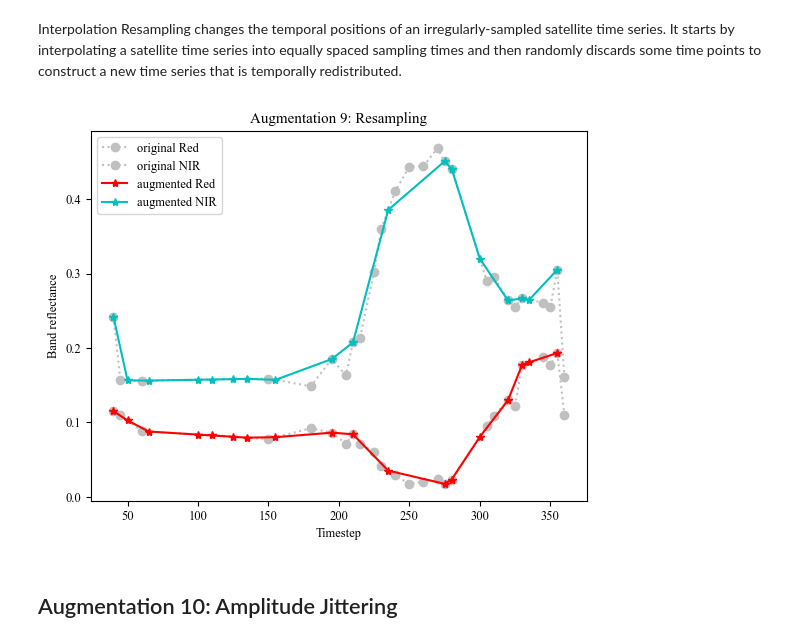
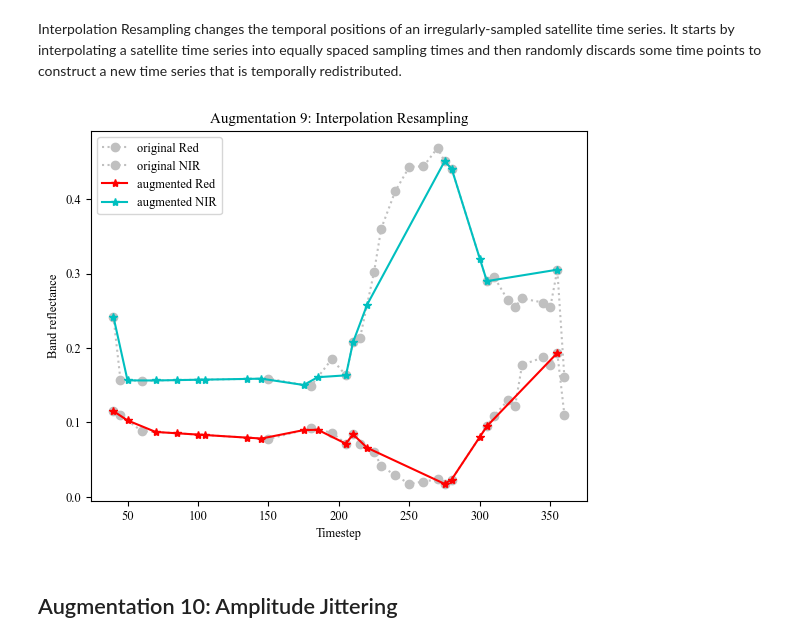
Before and after one commit to linlei1214/SITS-Aug, a Jupyter notebook: Satellite_time_series_augmentation.ipynb, the cells around one changed output. Drawn from its saved outputs; the diff is of its cells as text; code cells hidden in the pictures.

```diff
--- a/Satellite_time_series_augmentation.ipynb
+++ b/Satellite_time_series_augmentation.ipynb
@@ -107,7 +107,7 @@ def Scale(ts, time, sigma):
     ts_aug = ts * noise
     return ts_aug, time
 # %%
-sigma = 0.1
+sigma = 0.05
 ts_aug, time_aug = Scale(ts_origin, time_origin, sigma)
 
 plt.figure()
@@ -474,20 +474,20 @@ def Resample(ts, time, resample_ratio):
 # %%
 # sparse resampling (resample_ratio <1)
 resample_ratio = 0.7
 ts_aug, time_aug = Resample(ts_origin, time_origin, resample_ratio)
 
 plt.figure()
 plt.plot(time_origin, ts_origin[:, 2], color='silver', marker='o', linestyle=':', label='original Red')
 plt.plot(time_origin, ts_origin[:, 6], color='silver', marker='o', linestyle=':', label='original NIR')
 plt.plot(time_aug, ts_aug[:, 2], 'r*-', label='augmented Red')
 plt.plot(time_aug, ts_aug[:, 6], 'c*-', label='augmented NIR')
 plt.xlabel('Timestep')
 plt.ylabel('Band reflectance')
 plt.legend()
-plt.title('Augmentation 9: Resampling')
+plt.title('Augmentation 9: Interpolation Resampling')
 plt.show()
 # %% [output]
-[figure, old version]
+[figure, new version]
 # %% [markdown]
 ## Augmentation 10: Amplitude Jittering
 # %% [markdown]
```
Also changed, not shown: parts of 11 cells of this notebook.
